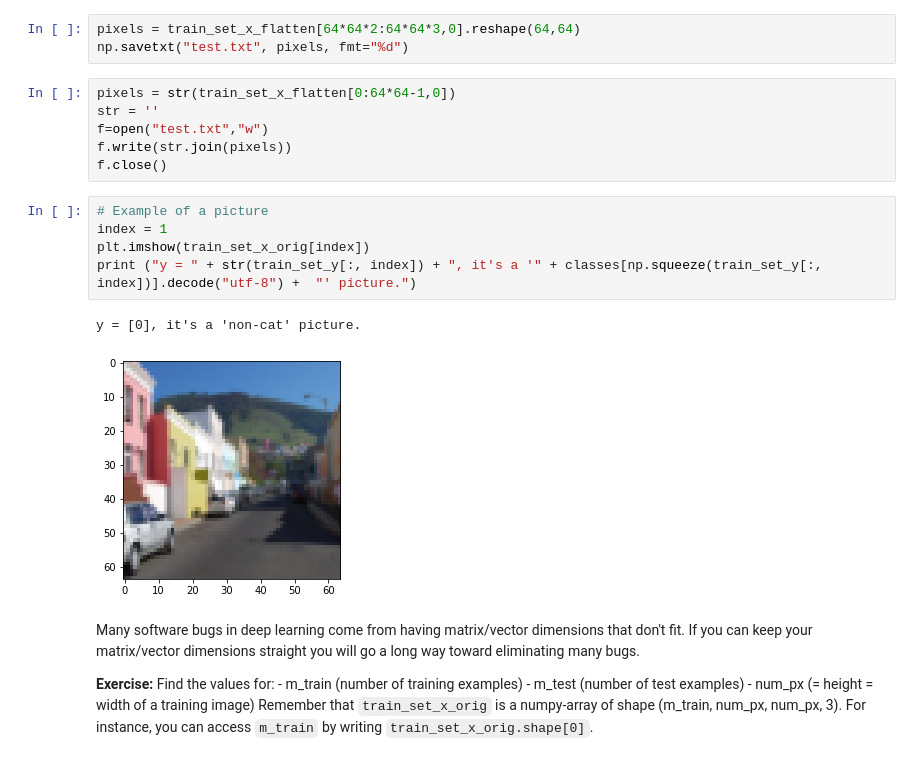
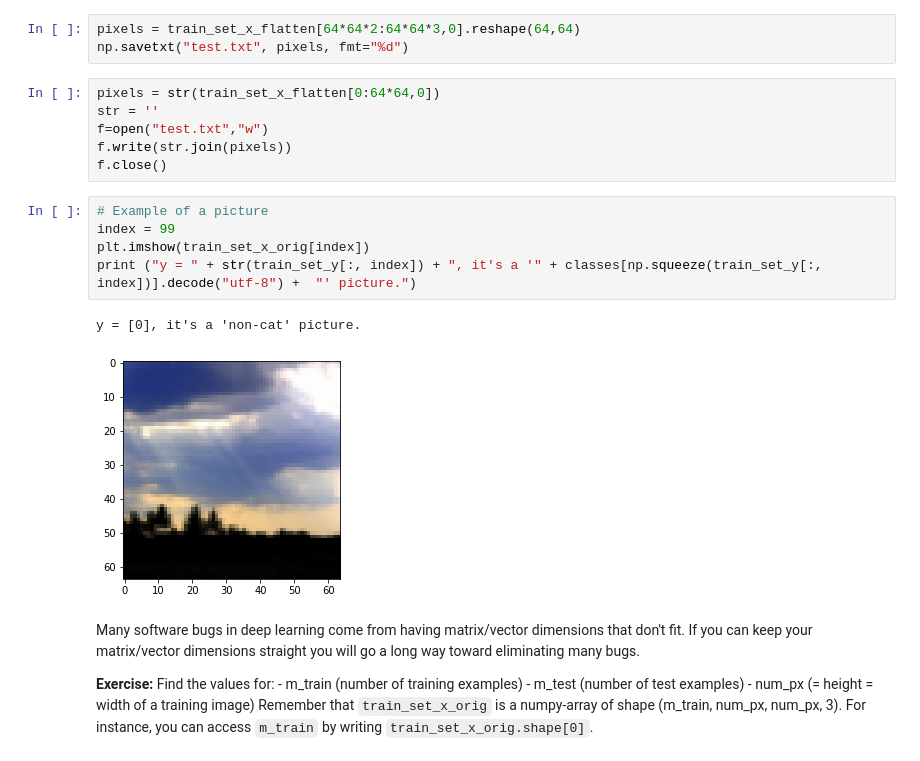
Before and after one commit to pandenghuang/Andrew-Ng-Deep-Learning-notes, a Jupyter notebook: assignments/C1W2/assignment2_2_reviewed_20210122.ipynb, the cells around one changed output. Cells and saved outputs as stored; diff of their text form.

```diff
--- a/assignments/C1W2/assignment2_2_reviewed_20210122.ipynb
+++ b/assignments/C1W2/assignment2_2_reviewed_20210122.ipynb
@@ -202,19 +202,19 @@ f.close()
 pixels = train_set_x_flatten[64*64*2:64*64*3,0].reshape(64,64)
 np.savetxt("test.txt", pixels, fmt="%d")
 # %%
-pixels = str(train_set_x_flatten[0:64*64-1,0])
+pixels = str(train_set_x_flatten[0:64*64,0])
 str = ''
 f=open("test.txt","w")
 f.write(str.join(pixels))
 f.close()
 # %%
 # Example of a picture
-index = 1
+index = 99
 plt.imshow(train_set_x_orig[index])
 print ("y = " + str(train_set_y[:, index]) + ", it's a '" + classes[np.squeeze(train_set_y[:, index])].decode("utf-8") +  "' picture.")
 # %% [output]
 y = [0], it's a 'non-cat' picture.
-[figure, old version]
+[figure, new version]
 # %% [markdown]
 Many software bugs in deep learning come from having matrix/vector dimensions that don't fit. If you can keep your matrix/vector dimensions straight you will go a long way toward eliminating many bugs.
 
```
Also changed, not shown: parts of 4 cells of this notebook, 6 other files.
